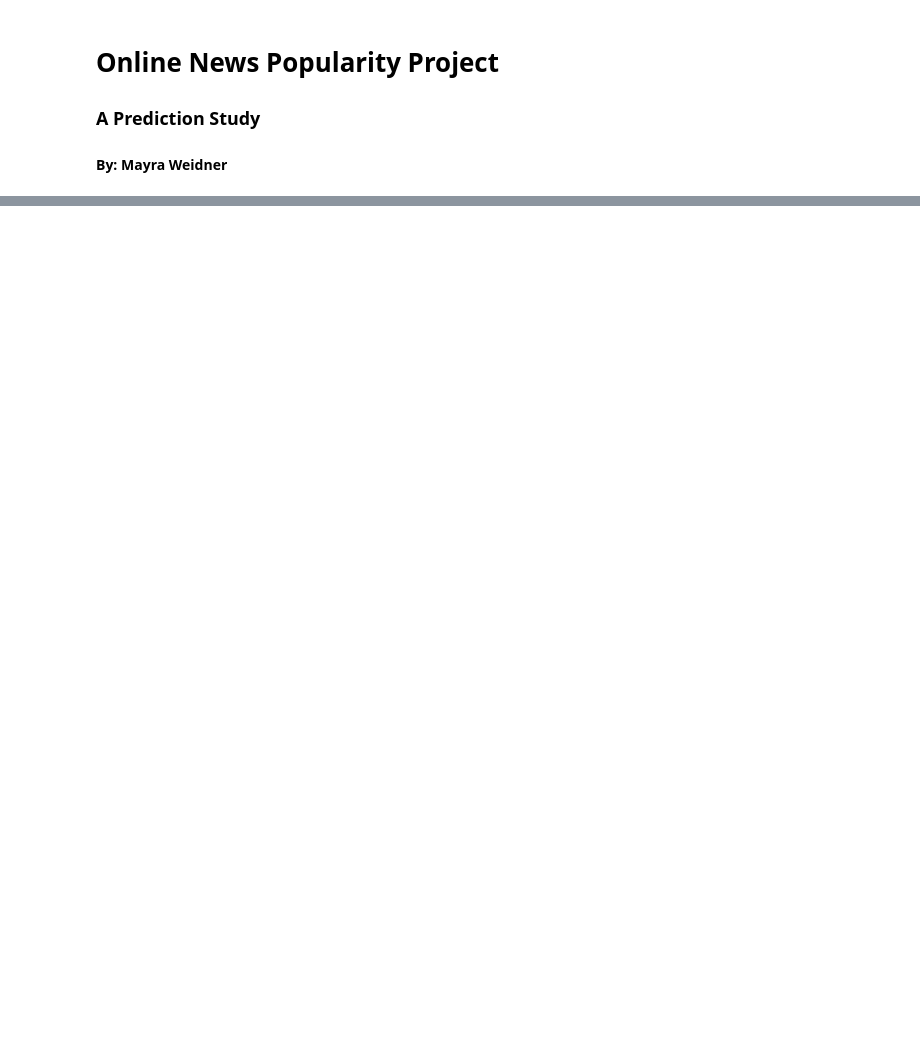
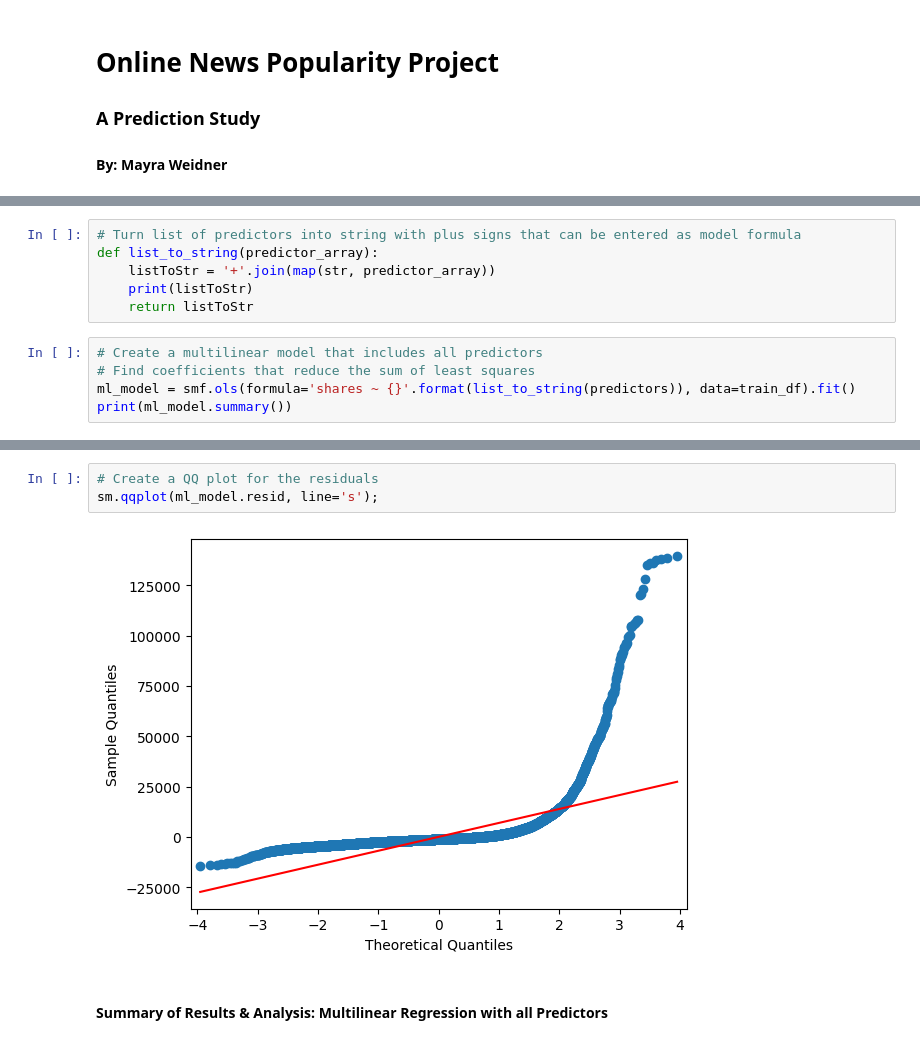
Before and after one commit to MYWeidner/OnlineNewsPopularity, a Jupyter notebook: Model.ipynb, the cells around one changed output, grey strips where cells are left out. Saved outputs shown, nothing was run; the diff lists cells and outputs as text; blank space fills up the shorter version.

```diff
--- a/Model.ipynb
+++ b/Model.ipynb
@@ -48,0 +242,11 @@ I will not use logistic regression as this model would require me to change the
+# %%
+# Turn list of predictors into string with plus signs that can be entered as model formula
+def list_to_string(predictor_array):
+    listToStr = '+'.join(map(str, predictor_array))
+    print(listToStr)
+    return listToStr
+# %%
+# Create a multilinear model that includes all predictors
+# Find coefficients that reduce the sum of least squares
+ml_model = smf.ols(formula='shares ~ {}'.format(list_to_string(predictors)), data=train_df).fit()
+print(ml_model.summary())
@@ -48,0 +271,7 @@ I will not use logistic regression as this model would require me to change the
+# %%
+# Create a QQ plot for the residuals
+sm.qqplot(ml_model.resid, line='s');
+# %% [output]
+[figure, added]
+# %% [markdown]
+#### Summary of Results & Analysis: Multilinear Regression with all Predictors
```
Also changed, not shown: parts of 92 cells of this notebook.
